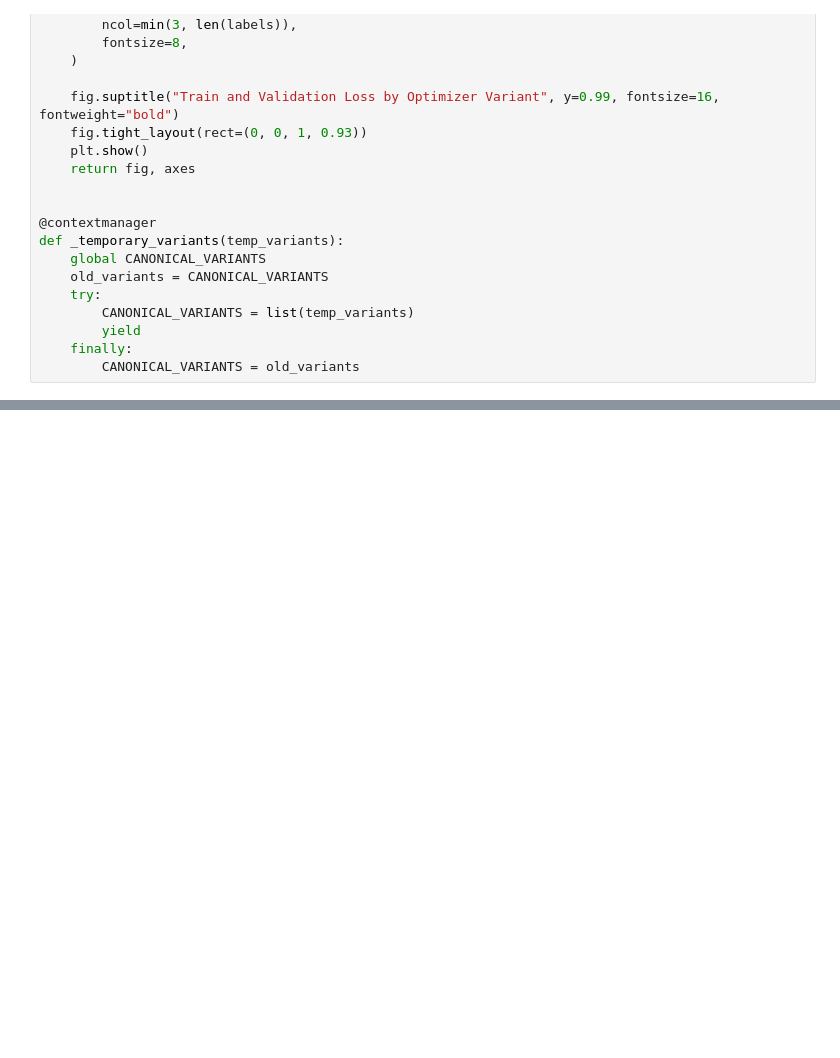
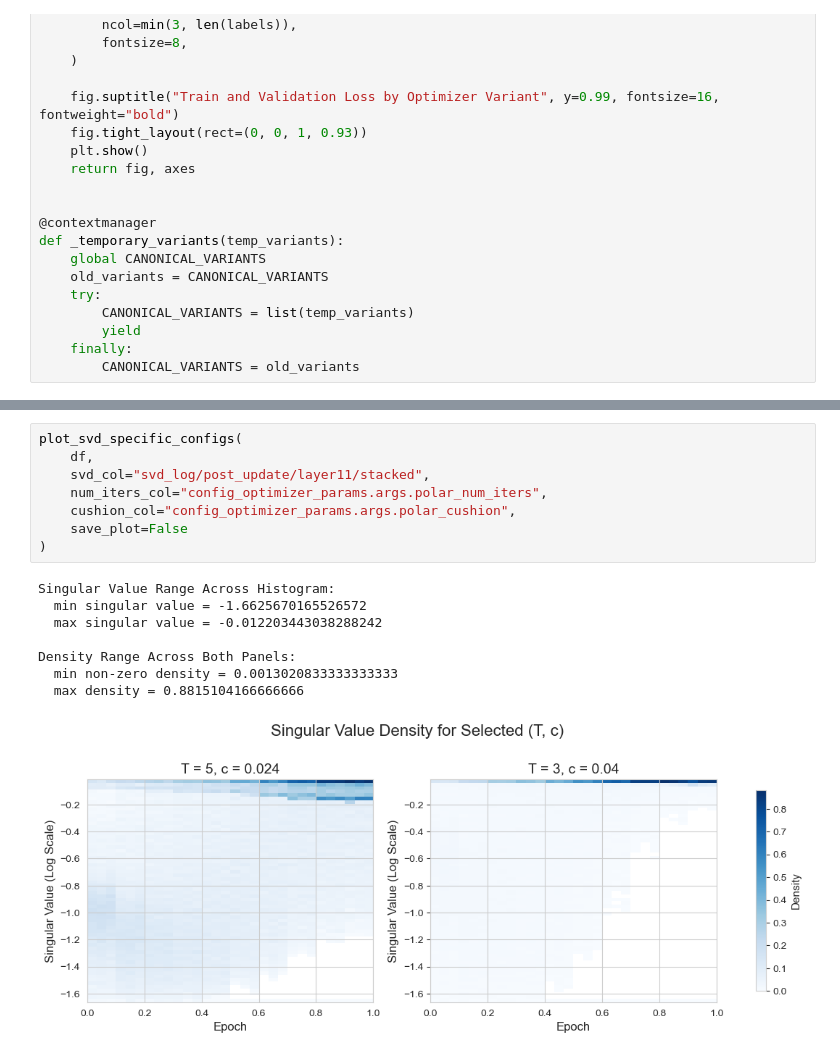
Before and after one commit to nraultwang/cs182-project, a Jupyter notebook: plotting/main.ipynb, the cells around one changed output, grey strips where cells are left out. Saved outputs shown, nothing was run; the diff lists cells and outputs as text; blank space fills up the shorter version.

```diff
--- a/plotting/main.ipynb
+++ b/plotting/main.ipynb
@@ -804,0 +2493,17 @@ with _temporary_variants(_pe_family):
+# %%
+plot_svd_specific_configs(
+    df,
+    svd_col="svd_log/post_update/layer11/stacked",
+    num_iters_col="config_optimizer_params.args.polar_num_iters",
+    cushion_col="config_optimizer_params.args.polar_cushion",
+    save_plot=False
+)
+# %% [output]
+Singular Value Range Across Histogram:
+  min singular value = -1.6625670165526572
+  max singular value = -0.012203443038288242
+
+Density Range Across Both Panels:
+  min non-zero density = 0.0013020833333333333
+  max density = 0.8815104166666666
+[figure, added]
```
Also changed, not shown: parts of 37 cells of this notebook, 4 other files.
